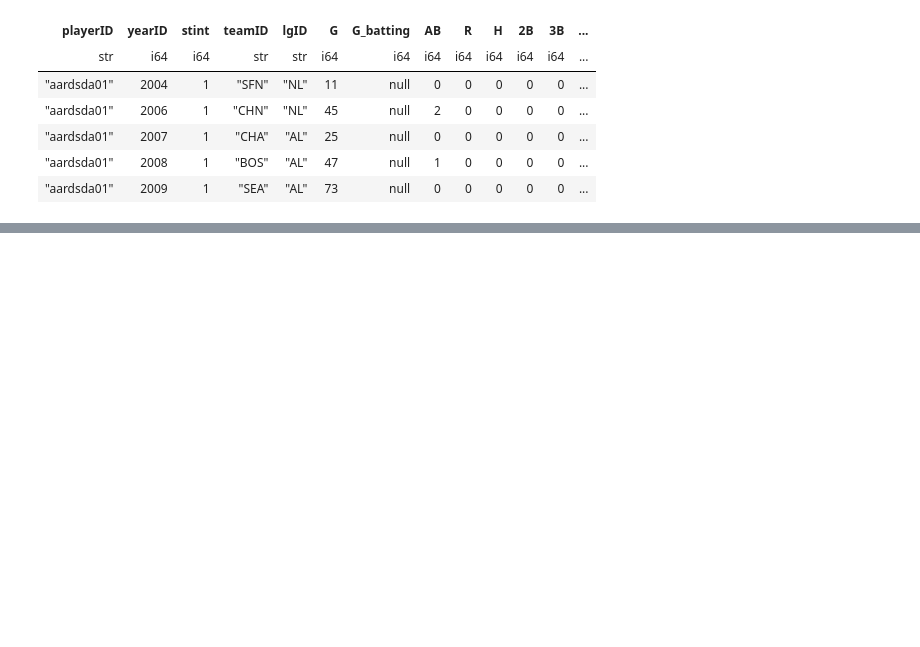
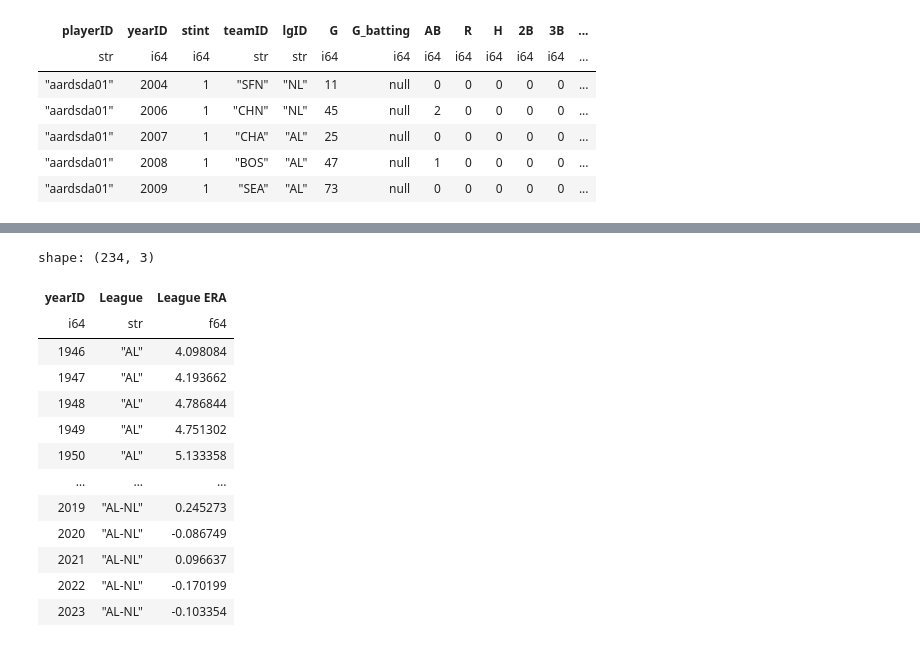
Before and after one commit to NeleOrt/Lab-1.1, a Jupyter notebook: comparing_league_wide_ERA.ipynb, the cells around one changed output, grey strips where cells are left out. Saved outputs shown, nothing was run; the diff lists cells and outputs as text; code cells hidden in the pictures; blank space fills up the shorter version.

```diff
--- a/comparing_league_wide_ERA.ipynb
+++ b/comparing_league_wide_ERA.ipynb
@@ -143,3 +146,31 @@ shape: (156, 9)
 | 2023 | "NL" | 13114 | 4098 | 370 | 2943 | 82094 | 0.416498 | "Yes" |
 # %%
 slugging_with_DH_Rule.write_csv("slugging_with_DH_Rule.csv")
+# %%
+ERA_with_DH_Rule_mod = (ERA_with_DH_Rule
+                         .pivot(values='league_ERA',
+                                index='yearID',
+                                columns='lgID')
+                         .with_columns((pl.col('AL') - pl.col('NL')).alias('AL-NL'))
+                         .unpivot(['AL', 'NL', 'AL-NL'],
+                              index='yearID',
+                              variable_name='League',
+                              value_name='League ERA')
+)
+
+ERA_with_DH_Rule_mod
+# %% [output]
+shape: (234, 3)
+| yearID | League | League ERA |
+| i64 | str | f64 |
+| 1946 | "AL" | 4.098084 |
+| 1947 | "AL" | 4.193662 |
+| 1948 | "AL" | 4.786844 |
+| 1949 | "AL" | 4.751302 |
+| 1950 | "AL" | 5.133358 |
+| … | … | … |
+| 2019 | "AL-NL" | 0.245273 |
+| 2020 | "AL-NL" | -0.086749 |
+| 2021 | "AL-NL" | 0.096637 |
+| 2022 | "AL-NL" | -0.170199 |
+| 2023 | "AL-NL" | -0.103354 |
```
Also changed, not shown: parts of 11 cells of this notebook, 6 other files.
